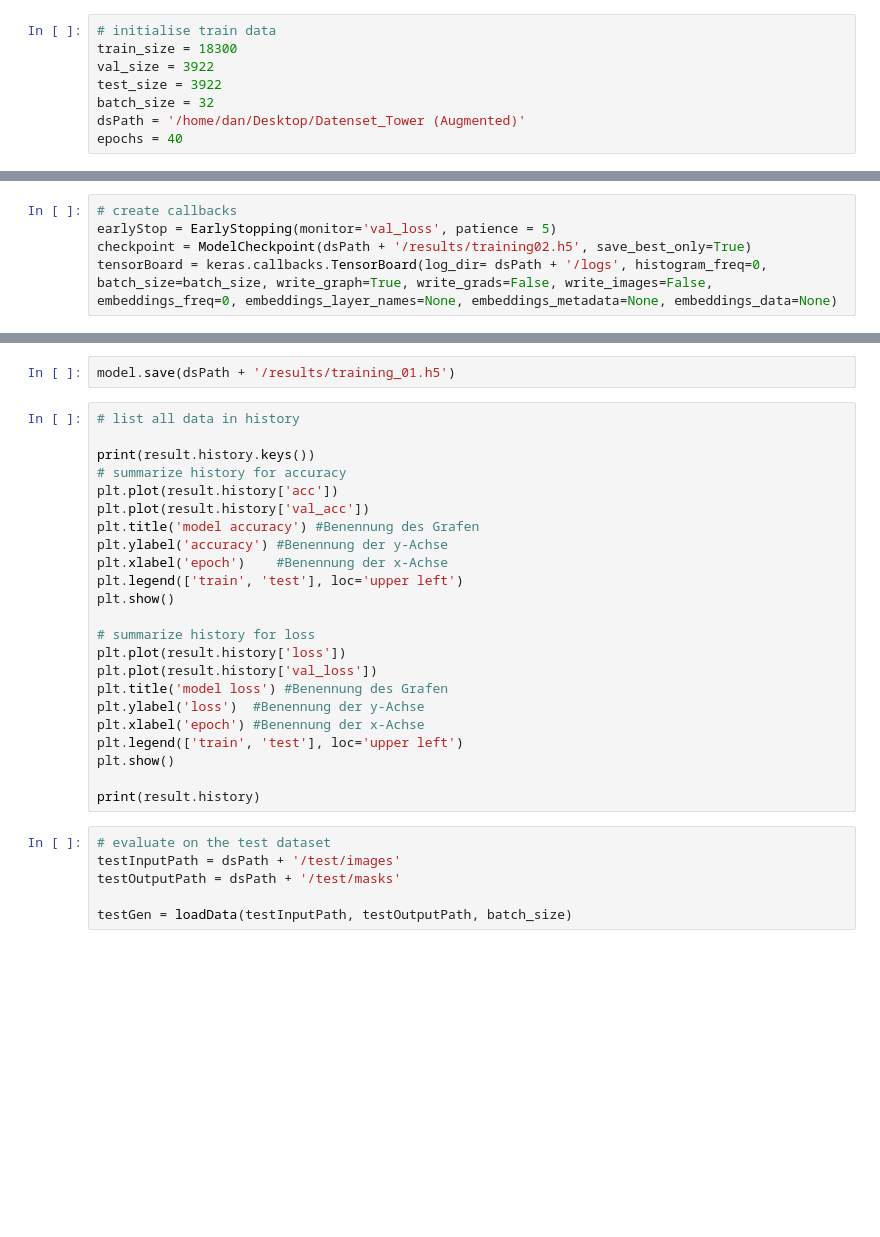
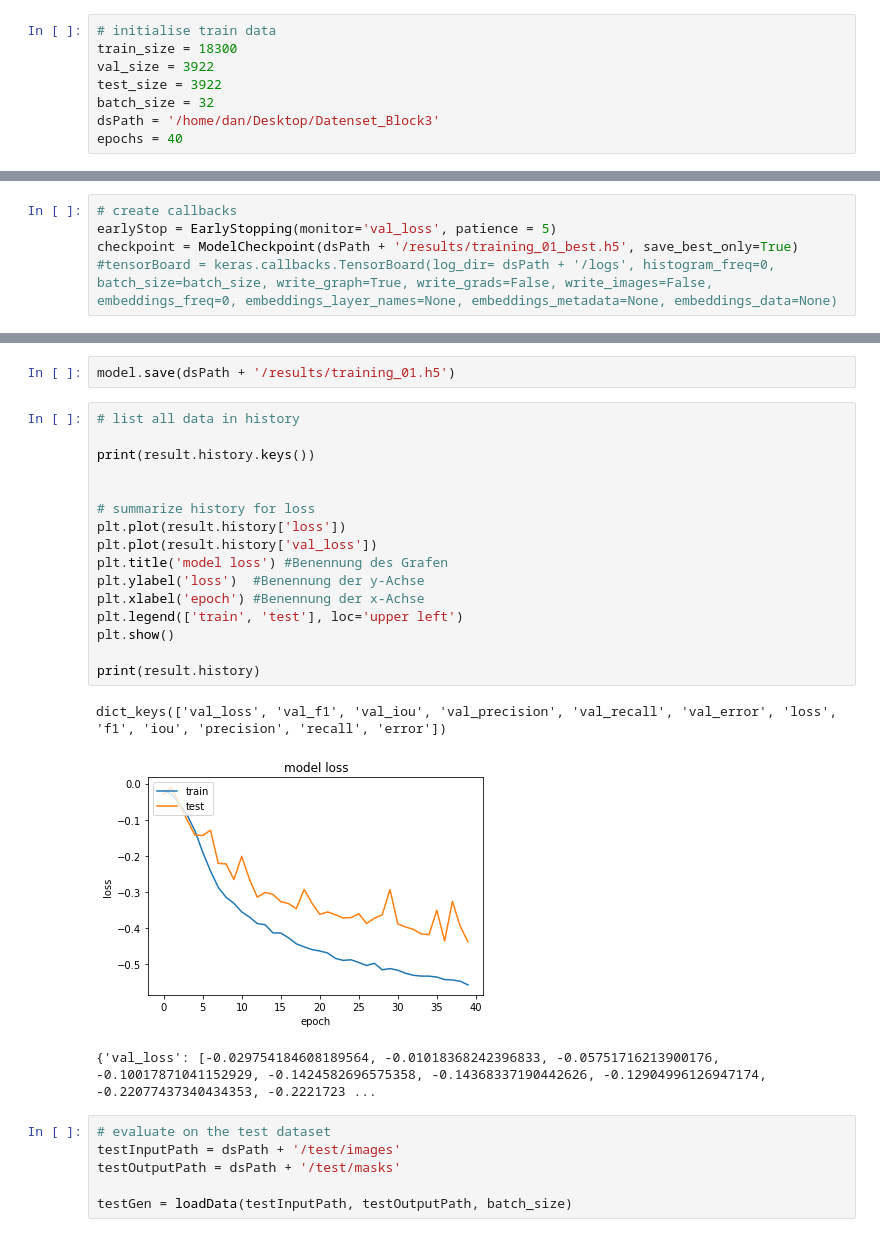
Before and after one commit to DevNesh/BA_BuildingRecognitionWithCNN, a Jupyter notebook: neural_networks/train_network_big.ipynb, the cells around one changed output, grey strips where cells are left out. Cells and saved outputs as stored; diff of their text form; blank space fills up the shorter version.

```diff
--- a/neural_networks/train_network_big.ipynb
+++ b/neural_networks/train_network_big.ipynb
@@ -28,7 +26,7 @@ train_size = 18300
 val_size = 3922
 test_size = 3922
 batch_size = 32
-dsPath = '/home/dan/Desktop/Datenset_Tower (Augmented)'
+dsPath = '/home/dan/Desktop/Datenset_Block3'
 epochs = 40
 # %%
 # create generators for training
@@ -54,8 +70,8 @@ model.summary()
 # %%
 # create callbacks
 earlyStop = EarlyStopping(monitor='val_loss', patience = 5)
-checkpoint = ModelCheckpoint(dsPath + '/results/training02.h5', save_best_only=True)
-tensorBoard = keras.callbacks.TensorBoard(log_dir= dsPath + '/logs', histogram_freq=0, batch_size=batch_size, write_graph=True, write_grads=False, write_images=False, embeddings_freq=0, embeddings_layer_names=None, embeddings_metadata=None, embeddings_data=None)
+checkpoint = ModelCheckpoint(dsPath + '/results/training_01_best.h5', save_best_only=True)
+#tensorBoard = keras.callbacks.TensorBoard(log_dir= dsPath + '/logs', histogram_freq=0, batch_size=batch_size, write_graph=True, write_grads=False, write_images=False, embeddings_freq=0, embeddings_layer_names=None, embeddings_metadata=None, embeddings_data=None)
 # %%
 # compile the model
 model.compile(optimizer=Adam(lr=0.0001), loss=iou_loss, metrics=[f1, iou, precision, recall, error])
@@ -67,26 +101,23 @@ model.save(dsPath + '/results/training_01.h5')
 # %%
 # list all data in history
 
 print(result.history.keys())
-# summarize history for accuracy
-plt.plot(result.history['acc'])
-plt.plot(result.history['val_acc'])
-plt.title('model accuracy') #Benennung des Grafen
-plt.ylabel('accuracy') #Benennung der y-Achse
-plt.xlabel('epoch')    #Benennung der x-Achse
-plt.legend(['train', 'test'], loc='upper left')
-plt.show()
+
 
 # summarize history for loss
 plt.plot(result.history['loss'])
 plt.plot(result.history['val_loss'])
 plt.title('model loss') #Benennung des Grafen
 plt.ylabel('loss')  #Benennung der y-Achse
 plt.xlabel('epoch') #Benennung der x-Achse
 plt.legend(['train', 'test'], loc='upper left')
 plt.show()
 
 print(result.history)
+# %% [output]
+dict_keys(['val_loss', 'val_f1', 'val_iou', 'val_precision', 'val_recall', 'val_error', 'loss', 'f1', 'iou', 'precision', 'recall', 'error'])
+[figure, added]
+{'val_loss': [-0.029754184608189564, -0.01018368242396833, -0.05751716213900176, -0.10017871041152929, -0.1424582696575358, -0.14368337190442626, -0.12904996126947174, -0.22077437340434353, -0.2221723 ...
 # %%
 # evaluate on the test dataset
 testInputPath = dsPath + '/test/images'
```
Also changed, not shown: parts of 7 cells of this notebook, 12 other files.
